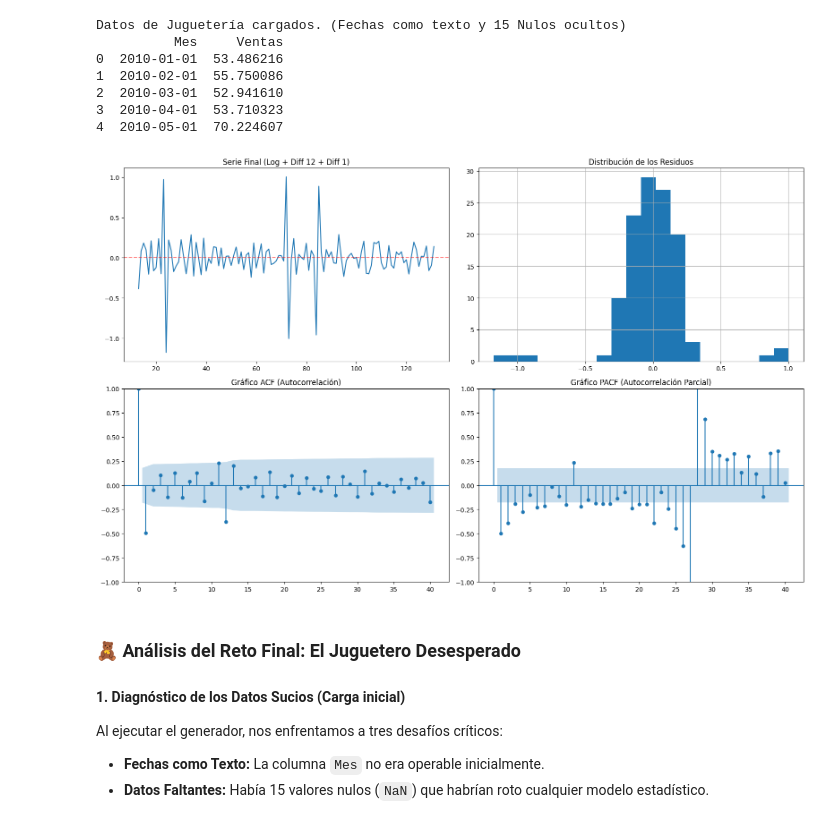
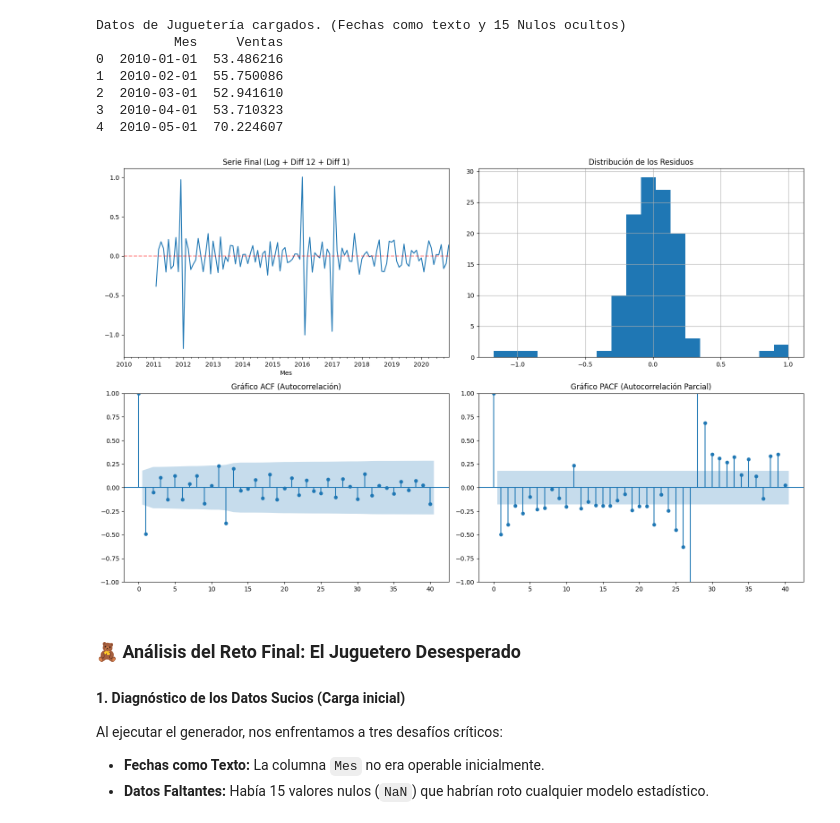
Before and after one commit to rasitoo/PythonDataAnalisis_bigdata_AHK, a Jupyter notebook: 22ARIMA_SARIMA_y_metodos _clasicos.ipynb, the cells around one changed output. Cells and saved outputs as stored; diff of their text form; code cells hidden in the pictures.

```diff
--- a/22ARIMA_SARIMA_y_metodos _clasicos.ipynb
+++ b/22ARIMA_SARIMA_y_metodos _clasicos.ipynb
@@ -297,37 +297,41 @@ Datos de Juguetería cargados. (Fechas como texto y 15 Nulos ocultos)
 # %%
 # 1. Limpieza e Imputación (Asegúrate de que df_toys esté preparado)
 df_toys['Ventas'] = df_toys['Ventas'].interpolate(method='linear')
+
+
+df_toys['Mes'] = pd.to_datetime(df_toys['Mes'])
+df_toys.set_index('Mes', inplace=True)
 
 # 2. Transformación Logarítmica para estabilizar la varianza multiplicativa
 df_toys['Log_Ventas'] = np.log(df_toys['Ventas'])
 
 # 3. Diferenciación Estacional (12) + Diferenciación Normal (1)
 # Esto elimina el ciclo de Navidad y la tendencia de crecimiento anual
 df_toys['Log_Diff_Final'] = df_toys['Log_Ventas'].diff(12).diff(1)
 
 # --- Visualización de resultados ---
 fig, axes = plt.subplots(2, 2, figsize=(16, 10))
 
 # Serie transformada: Debe verse como ruido alrededor de cero
 df_toys['Log_Diff_Final'].plot(ax=axes[0, 0], title="Serie Final (Log + Diff 12 + Diff 1)")
 axes[0, 0].axhline(0, color='red', linestyle='--', alpha=0.5)
 
 # Histograma: Debería tener forma de campana centrada en 0
 df_toys['Log_Diff_Final'].hist(ax=axes[0, 1], bins=20)
 axes[0, 1].set_title("Distribución de los Residuos")
 
 # 4. Diagnóstico: ACF y PACF
 # CORRECCIÓN AQUÍ: Cambiamos 'yule_walker' por 'yw'
 plot_acf(df_toys['Log_Diff_Final'].dropna(), lags=40, ax=axes[1, 0])
 axes[1, 0].set_title("Gráfico ACF (Autocorrelación)")
 
 plot_pacf(df_toys['Log_Diff_Final'].dropna(), lags=40, ax=axes[1, 1], method='yw')
 axes[1, 1].set_title("Gráfico PACF (Autocorrelación Parcial)")
 
 plt.tight_layout()
 plt.show()
 # %% [output]
-[figure, old version]
+[figure, new version]
 # %% [markdown]
 ### 🧸 Análisis del Reto Final: El Juguetero Desesperado
 
```
Also changed, not shown: parts of 11 cells of this notebook.
